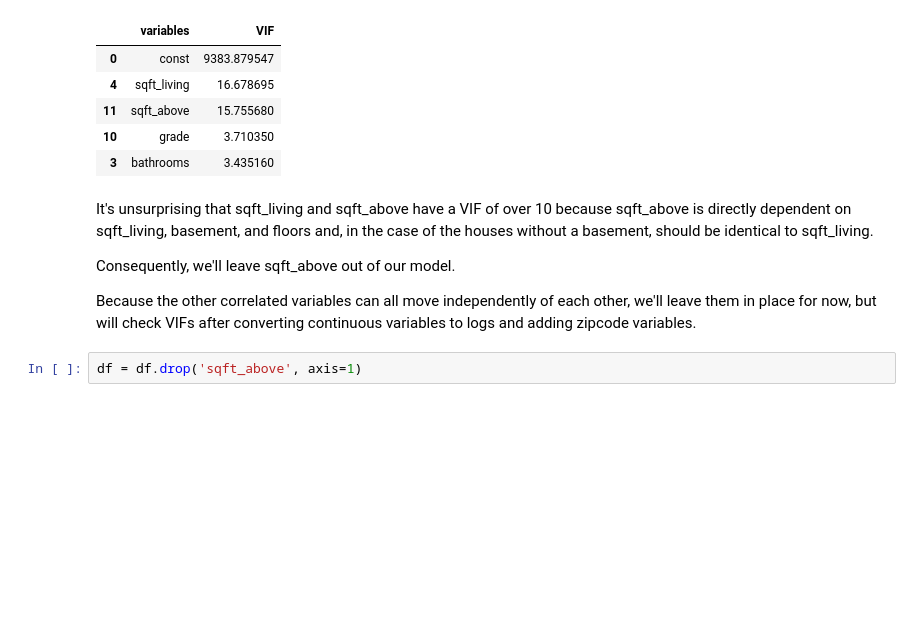
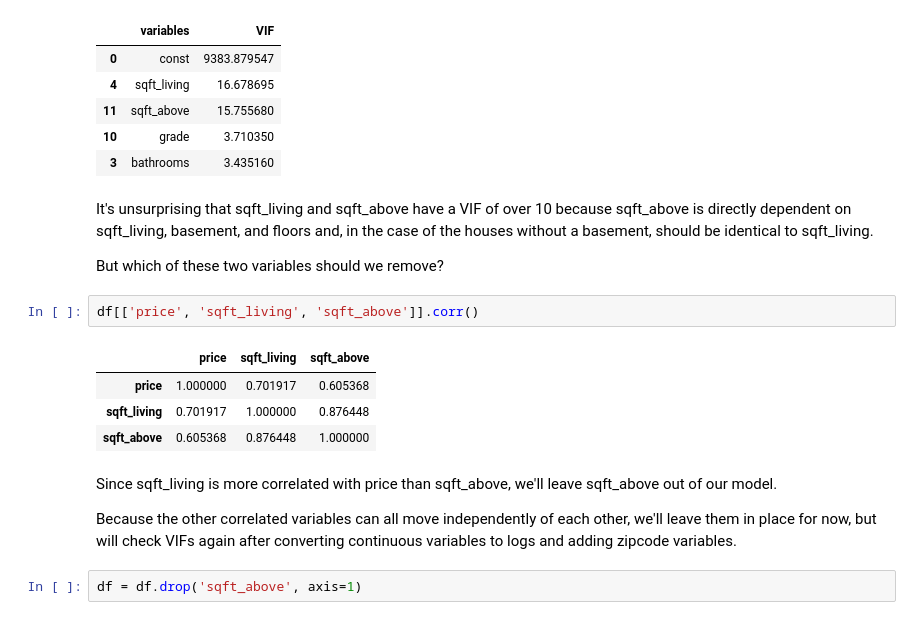
Before and after one commit to DavidKRichter/dsc-real-estate-project, a Jupyter notebook: index.ipynb, the cells around one changed output. Cells and saved outputs as stored; diff of their text form; blank space fills up the shorter version.

```diff
--- a/index.ipynb
+++ b/index.ipynb
@@ -322,9 +339,18 @@ df_vif.sort_values("VIF", ascending=False).head()
 # %% [markdown]
 It's unsurprising that sqft_living and sqft_above have a VIF of over 10 because sqft_above is directly dependent on sqft_living, basement, and floors and, in the case of the houses without a basement, should be identical to sqft_living.
 
-Consequently, we'll leave sqft_above out of our model.
-
-Because the other correlated variables can all move independently of each other, we'll leave them in place for now, but will check VIFs after converting continuous variables to logs and adding zipcode variables.
+But which of these two variables should we remove?
+# %%
+df[['price', 'sqft_living', 'sqft_above']].corr()
+# %% [output]
+|  | price | sqft_living | sqft_above |
+| price | 1.000000 | 0.701917 | 0.605368 |
+| sqft_living | 0.701917 | 1.000000 | 0.876448 |
+| sqft_above | 0.605368 | 0.876448 | 1.000000 |
+# %% [markdown]
+Since sqft_living is more correlated with price than sqft_above, we'll leave sqft_above out of our model.
+
+Because the other correlated variables can all move independently of each other, we'll leave them in place for now, but will check VIFs again after converting continuous variables to logs and adding zipcode variables.
 # %%
 df = df.drop('sqft_above', axis=1)
 # %% [markdown]
```
Also changed, not shown: parts of 26 cells of this notebook, 1 other file.
